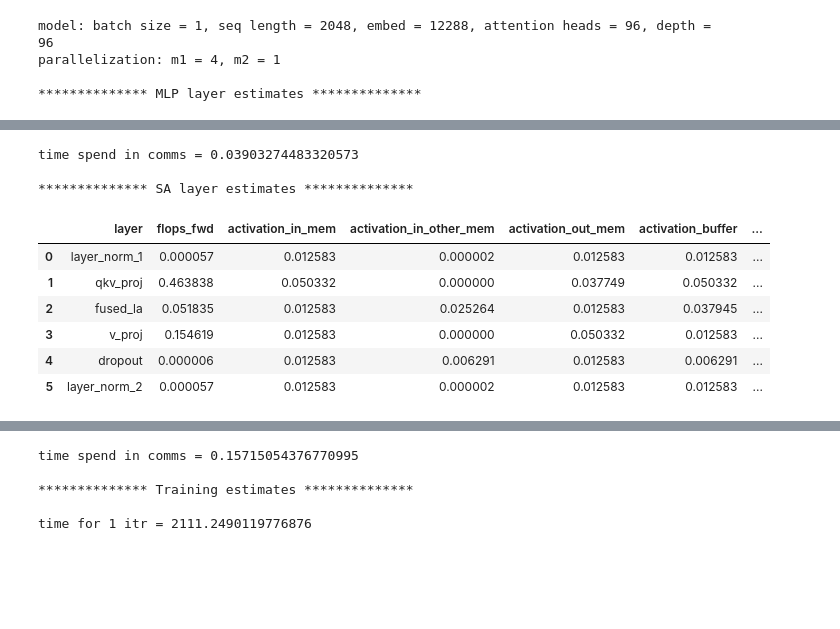
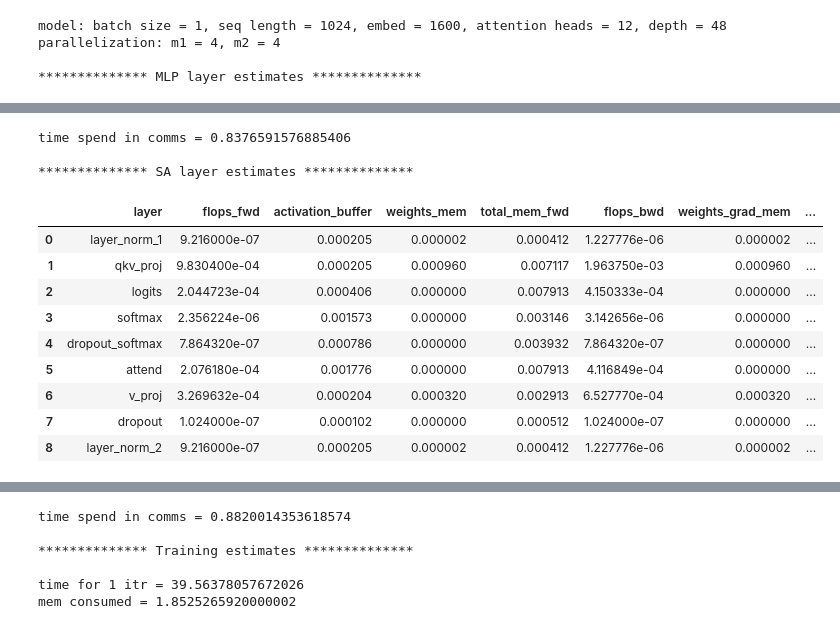
Before and after one commit to ShashankSubramanian/transformer-perf-estimates, a Jupyter notebook: transformer_estimates_2d.ipynb, the cells around one changed output, grey strips where cells are left out. Cells and saved outputs as stored; diff of their text form; code cells hidden in the pictures; blank space fills up the shorter version.

```diff
--- a/transformer_estimates_2d.ipynb
+++ b/transformer_estimates_2d.ipynb
@@ -36,17 +36,18 @@ def compute_timings_and_stats(summary, system):
 
     # time for communication
     use_empirical = False
-    summary['comm_topology'] = summary.apply(lambda x: get_topology(x["comm_size"], system=system), axis=1)
+    summary['comm_fwd_topology'] = summary.apply(lambda x: get_topology(x["comm_fwd_size"], x["comm_fwd_topology"], system=system), axis=1)
+    summary['comm_bwd_topology'] = summary.apply(lambda x: get_topology(x["comm_bwd_size"], x["comm_bwd_topology"], system=system), axis=1)
     summary['t_comm_fwd'] = summary.apply(lambda x: get_time_comm(x["comm_fwd"],
-                                                                  n_gpus=x["comm_size"],
-                                                                  comm_type=x["comm_fwd_type"],
-                                                                  topology=x["comm_topology"],
+                                                                  n_gpuss=x["comm_fwd_size"],
+                                                                  comm_types=x["comm_fwd_type"],
+                                                                  topologys=x["comm_fwd_topology"],
                                                                   empirical=use_empirical,
                                                                   system=system), axis=1)
     summary['t_comm_bwd'] = summary.apply(lambda x: get_time_comm(x["comm_bwd"],
-                                                                  n_gpus=x["comm_size"],
-                                                                  comm_type=x["comm_bwd_type"],
-                                                                  topology=x["comm_topology"],
+                                                                  n_gpuss=x["comm_bwd_size"],
+                                                                  comm_types=x["comm_bwd_type"],
+                                                                  topologys=x["comm_bwd_topology"],
                                                                   empirical=use_empirical,
                                                                   system=system), axis=1)
 
@@ -354,11 +340,18 @@ b = 1
 patch = 16
 ih = 720
 iw = 1440
-l = 2048 #ih // patch * iw // patch
-e = 12288
+
+gpt2 = {'l': 1024, 'e': 1600, 'h': 12, 'depth': 48}
+gpt3 = {'l': 2048, 'e': 12288, 'h': 96, 'depth': 96}
+gpt3_lowdepth = {'l': 2048, 'e': 12288, 'h': 96, 'depth': 96 // 8}
+vit_era5 = {'l': 16200, 'e': 2048, 'h': 16, 'depth': 24}
+
+model = gpt2
+l = model['l']
+e = model['e']
 f = 4 * e
-h = 96
-depth = 96
+h = model['h']
+depth = model['depth']
 fp32_sz = 4E-9
 fp16_sz = 2E-9
 int_sz = 1E-9
@@ -368,7 +361,10 @@ print("model: batch size = {}, seq length = {}, embed = {}, attention heads = {}
 
 ### model parallelism
 parallelism = {'m1': 4,
-               'm2': 1}
+               'm2': 4}
+topology = {'t1': 'ib',
+            't2': 'nvlink'}
+
 ### system configs
 system = {'matrix_flops_fp16': 312,
           'vector_flops_fp32': 19.5,
@@ -381,14 +377,14 @@ print("parallelization: m1 = {}, m2 = {}".format(parallelism['m1'], parallelism[
 
 # MLP
 df_mlp = MLP_estimates(b, l, e, f, depth, element_size=fp16_sz, mask_element_size=int_sz, flops_units=flops_units,
-                       parallelism=parallelism, system=system)
+                       parallelism=parallelism, topology=topology, system=system)
 cols = df_mlp.columns.tolist()
 cols.remove('layer')
 cols = ['layer'] + cols
 
 # self attention
 df_sa = self_attention_estimates(b, l, e, h, element_size=fp16_sz, mask_element_size=int_sz, flops_units=flops_units,
-                                 flash_attention=True, parallelism=parallelism, system=system)
+                                 flash_attention=True, parallelism=parallelism, topology=topology, system=system)
 
 # sum these columns (mem in buffer: activation buffers, weights, weights_grads, total flops, timings)
 layer_track_cols = ['activation_buffer', 'weights_mem',
@@ -412,8 +408,14 @@ print('time spend in comms = {}'.format(t_c / t_f))
 print('\n************** Training estimates **************\n')
 t_itr = (df_mlp['t_total_fwd'].sum() + df_mlp['t_total_bwd'].sum() + df_sa['t_total_fwd'].sum() + df_sa['t_total_bwd'].sum()) * depth
 print('time for 1 itr = {}'.format(t_itr))
+
+f1 = 3 # 1 fp16 wt, 1 fp32 copy
+f2 = 5 # 1 pfp16 grad, 2 fp32 means and variances
+mem = (df_mlp['weights_mem'].sum() * f1 + df_mlp['weights_grad_mem'].sum() * f2 + df_mlp['activation_buffer'].sum() +
+       df_sa['weights_mem'].sum() * f1 + df_sa['weights_grad_mem'].sum() * f2 + df_sa['activation_buffer'].sum()) * depth
+print('mem consumed = {}'.format(mem))
 # %% [output]
-model: batch size = 1, seq length = 2048, embed = 12288, attention heads = 96, depth = 96
-parallelization: m1 = 4, m2 = 1
+model: batch size = 1, seq length = 1024, embed = 1600, attention heads = 12, depth = 48
+parallelization: m1 = 4, m2 = 4
 
 ************** MLP layer estimates **************
@@ -435,11 +437,14 @@ t_comm_bwd            32.212255
 dtype: float64
-time spend in comms = 0.03903274483320573
+time spend in comms = 0.8376591576885406
 
 ************** SA layer estimates **************
-|  | layer | flops_fwd | activation_in_mem | activation_in_other_mem | activation_out_mem | activation_buffer | ... |
-| 0 | layer_norm_1 | 0.000057 | 0.012583 | 0.000002 | 0.012583 | 0.012583 | ... |
-| 1 | qkv_proj | 0.463838 | 0.050332 | 0.000000 | 0.037749 | 0.050332 | ... |
-| 2 | fused_la | 0.051835 | 0.012583 | 0.025264 | 0.012583 | 0.037945 | ... |
-| 3 | v_proj | 0.154619 | 0.012583 | 0.000000 | 0.050332 | 0.012583 | ... |
-| 4 | dropout | 0.000006 | 0.012583 | 0.006291 | 0.012583 | 0.006291 | ... |
-| 5 | layer_norm_2 | 0.000057 | 0.012583 | 0.000002 | 0.012583 | 0.012583 | ... |
+|  | layer | flops_fwd | activation_buffer | weights_mem | total_mem_fwd | flops_bwd | weights_grad_mem | ... |
+| 0 | layer_norm_1 | 9.216000e-07 | 0.000205 | 0.000002 | 0.000412 | 1.227776e-06 | 0.000002 | ... |
+| 1 | qkv_proj | 9.830400e-04 | 0.000205 | 0.000960 | 0.007117 | 1.963750e-03 | 0.000960 | ... |
+| 2 | logits | 2.044723e-04 | 0.000406 | 0.000000 | 0.007913 | 4.150333e-04 | 0.000000 | ... |
+| 3 | softmax | 2.356224e-06 | 0.001573 | 0.000000 | 0.003146 | 3.142656e-06 | 0.000000 | ... |
+| 4 | dropout_softmax | 7.864320e-07 | 0.000786 | 0.000000 | 0.003932 | 7.864320e-07 | 0.000000 | ... |
+| 5 | attend | 2.076180e-04 | 0.001776 | 0.000000 | 0.007913 | 4.116849e-04 | 0.000000 | ... |
+| 6 | v_proj | 3.269632e-04 | 0.000204 | 0.000320 | 0.002913 | 6.527770e-04 | 0.000320 | ... |
+| 7 | dropout | 1.024000e-07 | 0.000102 | 0.000000 | 0.000512 | 1.024000e-07 | 0.000000 | ... |
+| 8 | layer_norm_2 | 9.216000e-07 | 0.000205 | 0.000002 | 0.000412 | 1.227776e-06 | 0.000002 | ... |
@@ -455,7 +460,8 @@ t_comm_bwd            32.212255
 dtype: float64
-time spend in comms = 0.15715054376770995
+time spend in comms = 0.8820014353618574
 
 ************** Training estimates **************
 
-time for 1 itr = 2111.2490119776876
+time for 1 itr = 39.56378057672026
+mem consumed = 1.8525265920000002
 # %%
```
Also changed, not shown: parts of 6 cells of this notebook, 5 other files.
